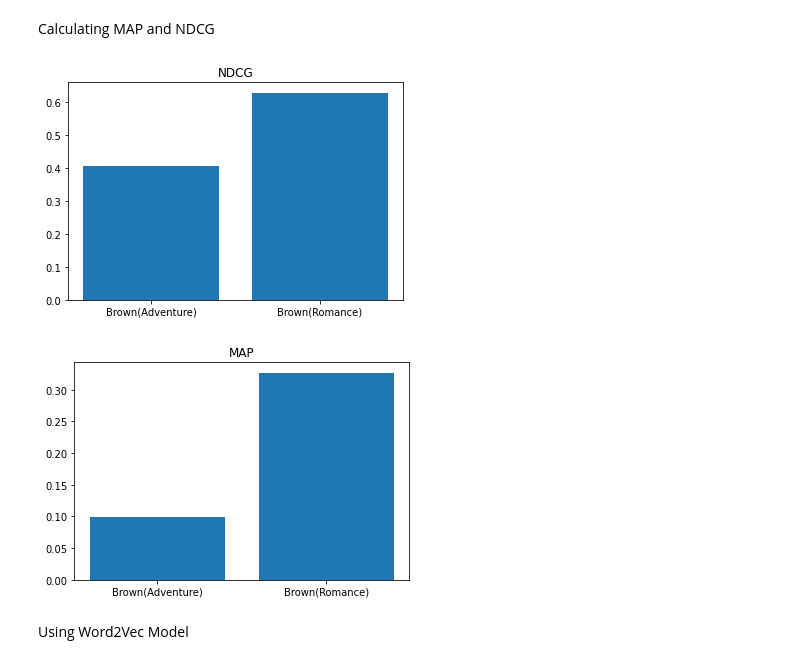
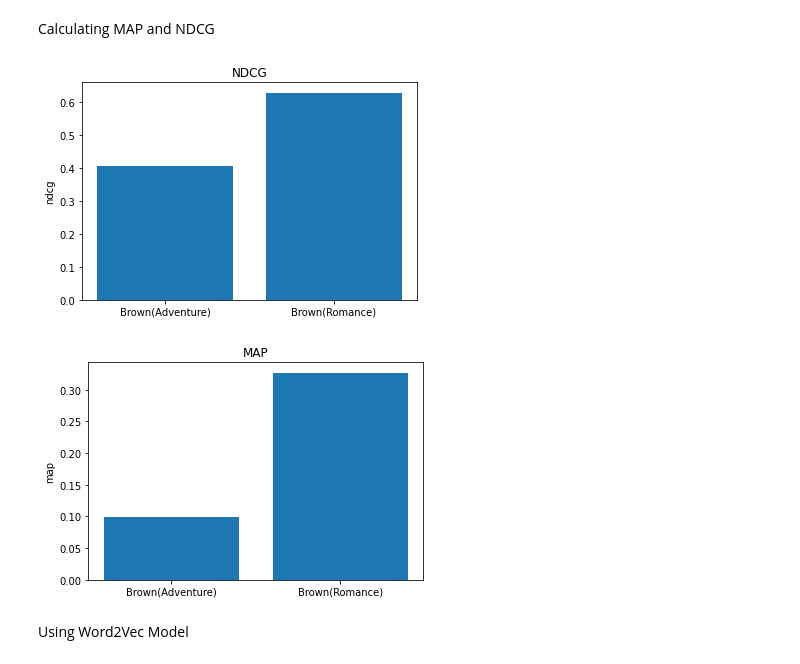
Before and after one commit to Yakin10/Vector-lexical-semantics, a Jupyter notebook: Vector Semantics.ipynb, the cells around one changed output. Cells and saved outputs as stored; diff of their text form; code cells hidden in the pictures.

```diff
--- a/Vector Semantics.ipynb
+++ b/Vector Semantics.ipynb
@@ -154,24 +176,26 @@ map_r, ndcg_r = get_map_ndcg(result=res, top_10_g=top_10_g)
 # %%
 text = preprocess(corpus=corpus_adv)
 cosine_sim,tfidf_word = similarity_score(text=text)
 res = find_sim_word(top_10_g=top_10_g, tfidf_word=tfidf_word, cosine_sim=cosine_sim)
 map_a, ndcg_a = get_map_ndcg(result=res, top_10_g=top_10_g)
 
 import matplotlib.pyplot as plt
 height = [ndcg_a,ndcg_r]
 x = ['Brown(Adventure)','Brown(Romance)']
 plt.bar(x=x, height=height)
+plt.ylabel('ndcg')
 plt.title("NDCG")
 plt.show()
 # %% [output]
-[figure, old version]
+[figure, new version]
 # %%
 height = [map_a,map_r]
 plt.bar(x=x,height=height)
+plt.ylabel('map')
 plt.title("MAP")
 plt.show()
 # %% [output]
-[figure, old version]
+[figure, new version]
 # %% [markdown]
 Using Word2Vec Model
 # %%
```
Also changed, not shown: parts of 7 cells of this notebook, 7 other files.
